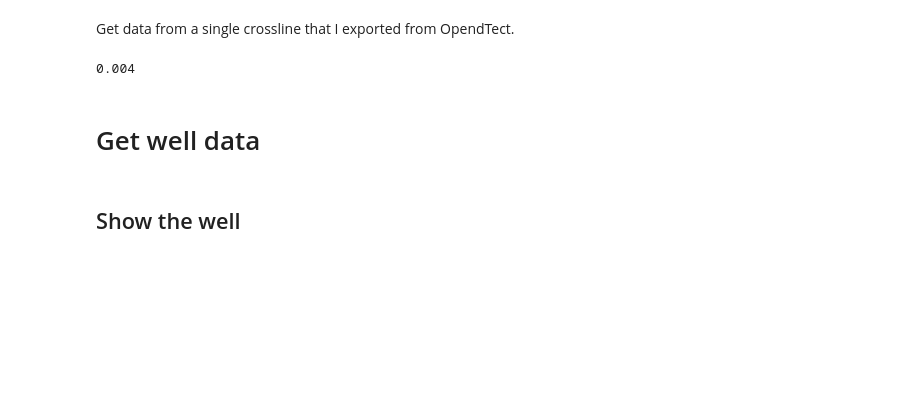
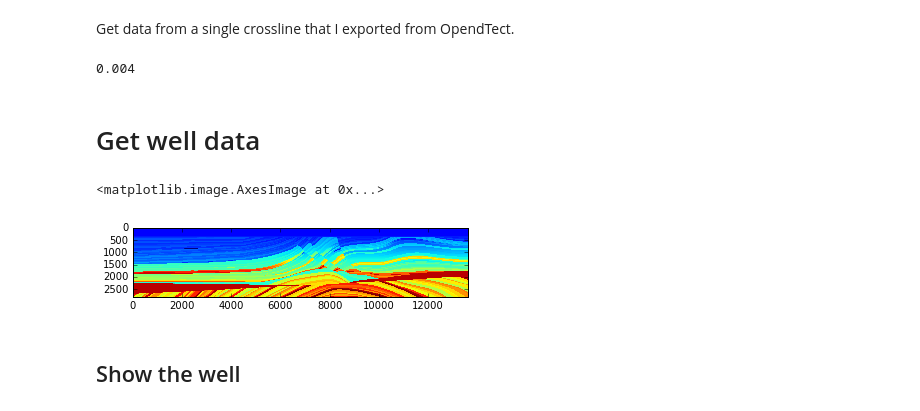
Before and after one commit to EvanBianco/notebooks, a Jupyter notebook: Wavelet_estimations.ipynb, the cells around one changed output. Drawn from its saved outputs; the diff is of its cells as text; code cells hidden in the pictures; blank space fills up the shorter version.

```diff
--- a/Wavelet_estimations.ipynb
+++ b/Wavelet_estimations.ipynb
@@ -50,6 +52,19 @@ dt
 0.004
 # %% [markdown]
 # Get well data
+# %%
+Vp_file = 'data/Marmousi2/vp_marmousi-ii.segy'
+Vs_file = 'data/Marmousi2/vs_marmousi-ii.segy'
+Rho_file = 'data/Marmousi2/density_marmousi-ii.segy'
+# %%
+Vp = get_seismic(Vp_file)
+Vs = get_seismic(Vs_file)
+Rho = get_seismic(Rho_file)
+# %%
+plt.imshow(Vp)
+# %% [output]
+<matplotlib.image.AxesImage at 0x...>
+[figure, added]
 # %%
 # Acoustic Impedance
 ip = np.nan_to_num(np.loadtxt('data/ip.txt'))
```
Also changed, not shown: parts of 14 cells of this notebook, 8 other files.
